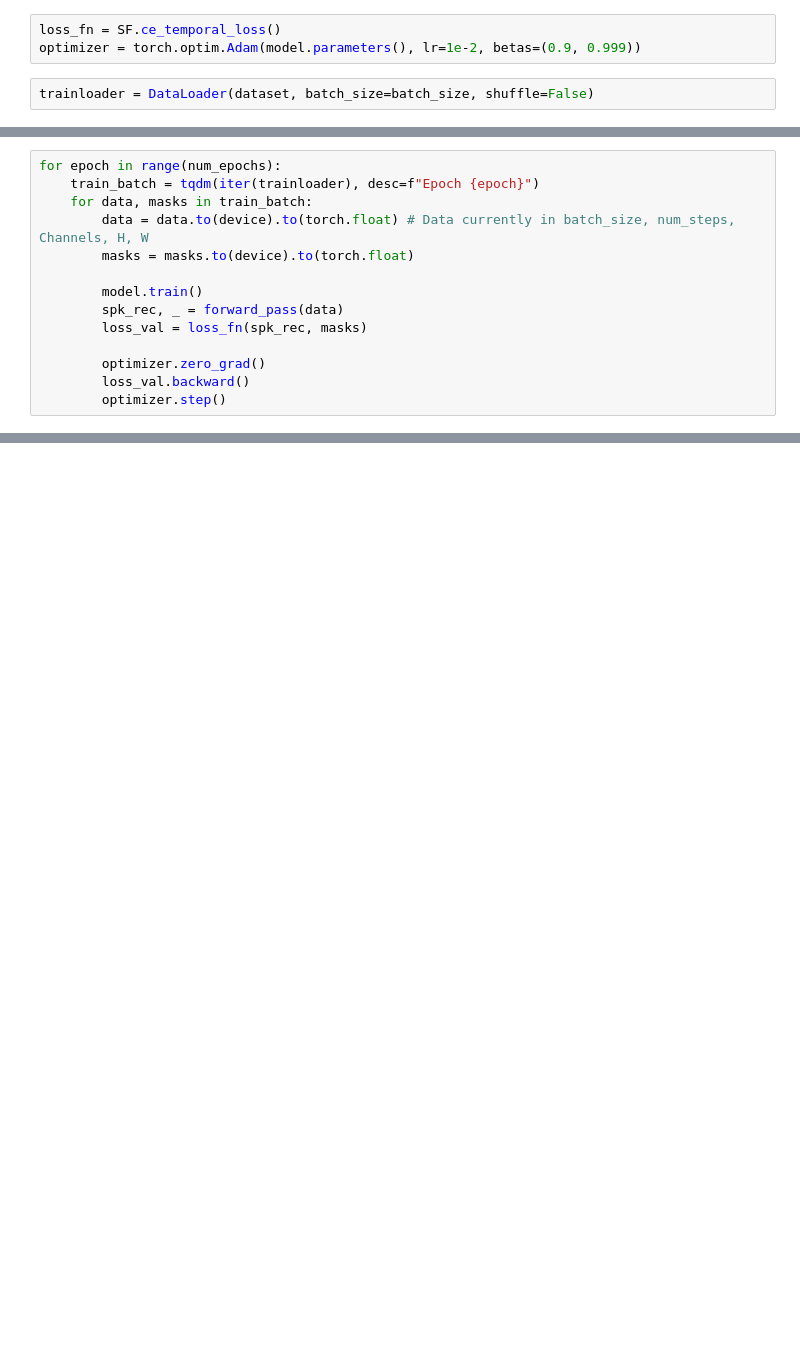
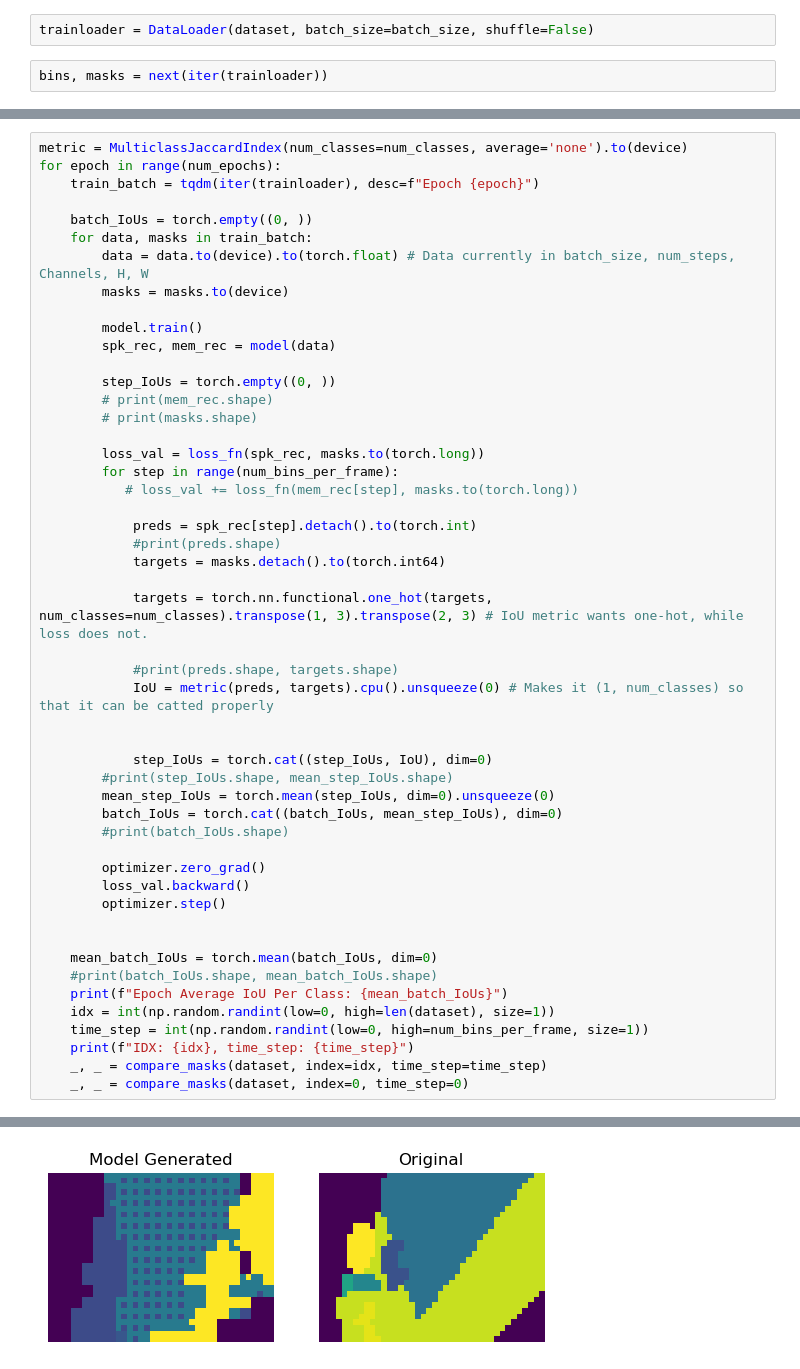
Before and after one commit to tarmst/snn, a Jupyter notebook: EVIMO_Best_Segmentation.ipynb, the cells around one changed output, grey strips where cells are left out. Drawn from its saved outputs; the diff is of its cells as text; blank space fills up the shorter version.

```diff
--- a/EVIMO_Best_Segmentation.ipynb
+++ b/EVIMO_Best_Segmentation.ipynb
@@ -209,5 +255,4 @@ torch.Size([8, 25, 480, 640])
-# %%
-loss_fn = SF.ce_temporal_loss()
-optimizer = torch.optim.Adam(model.parameters(), lr=1e-2, betas=(0.9, 0.999))
 # %%
 trainloader = DataLoader(dataset, batch_size=batch_size, shuffle=False)
+# %%
+bins, masks = next(iter(trainloader))
@@ -214,14 +309,51 @@ trainloader = DataLoader(dataset, batch_size=batch_size, shuffle=False)
 # %%
+metric = MulticlassJaccardIndex(num_classes=num_classes, average='none').to(device)
 for epoch in range(num_epochs):
     train_batch = tqdm(iter(trainloader), desc=f"Epoch {epoch}")
+
+    batch_IoUs = torch.empty((0, ))
     for data, masks in train_batch:
         data = data.to(device).to(torch.float) # Data currently in batch_size, num_steps, Channels, H, W
-        masks = masks.to(device).to(torch.float)
+        masks = masks.to(device)
 
         model.train()
-        spk_rec, _ = forward_pass(data)
-        loss_val = loss_fn(spk_rec, masks)
+        spk_rec, mem_rec = model(data)
+
+        step_IoUs = torch.empty((0, ))
+        # print(mem_rec.shape)
+        # print(masks.shape)
+
+        loss_val = loss_fn(spk_rec, masks.to(torch.long))
+        for step in range(num_bins_per_frame):
+           # loss_val += loss_fn(mem_rec[step], masks.to(torch.long))
+
+            preds = spk_rec[step].detach().to(torch.int)
+            #print(preds.shape)
+            targets = masks.detach().to(torch.int64)
+
+            targets = torch.nn.functional.one_hot(targets, num_classes=num_classes).transpose(1, 3).transpose(2, 3) # IoU metric wants one-hot, while loss does not.
+
+            #print(preds.shape, targets.shape)
+            IoU = metric(preds, targets).cpu().unsqueeze(0) # Makes it (1, num_classes) so that it can be catted properly
+
+
+            step_IoUs = torch.cat((step_IoUs, IoU), dim=0)
+        #print(step_IoUs.shape, mean_step_IoUs.shape)
+        mean_step_IoUs = torch.mean(step_IoUs, dim=0).unsqueeze(0)
+        batch_IoUs = torch.cat((batch_IoUs, mean_step_IoUs), dim=0)
+        #print(batch_IoUs.shape)
 
         optimizer.zero_grad()
         loss_val.backward()
         optimizer.step()
+
+
+    mean_batch_IoUs = torch.mean(batch_IoUs, dim=0)
+    #print(batch_IoUs.shape, mean_batch_IoUs.shape)
+    print(f"Epoch Average IoU Per Class: {mean_batch_IoUs}")
+    idx = int(np.random.randint(low=0, high=len(dataset), size=1))
+    time_step = int(np.random.randint(low=0, high=num_bins_per_frame, size=1))
+    print(f"IDX: {idx}, time_step: {time_step}")
+    _, _ = compare_masks(dataset, index=idx, time_step=time_step)
+    _, _ = compare_masks(dataset, index=0, time_step=0)
+# %% [output]
@@ -227,0 +364 @@ for epoch in range(num_epochs):
+[figure, added]
```
Also changed, not shown: parts of 27 cells of this notebook.
